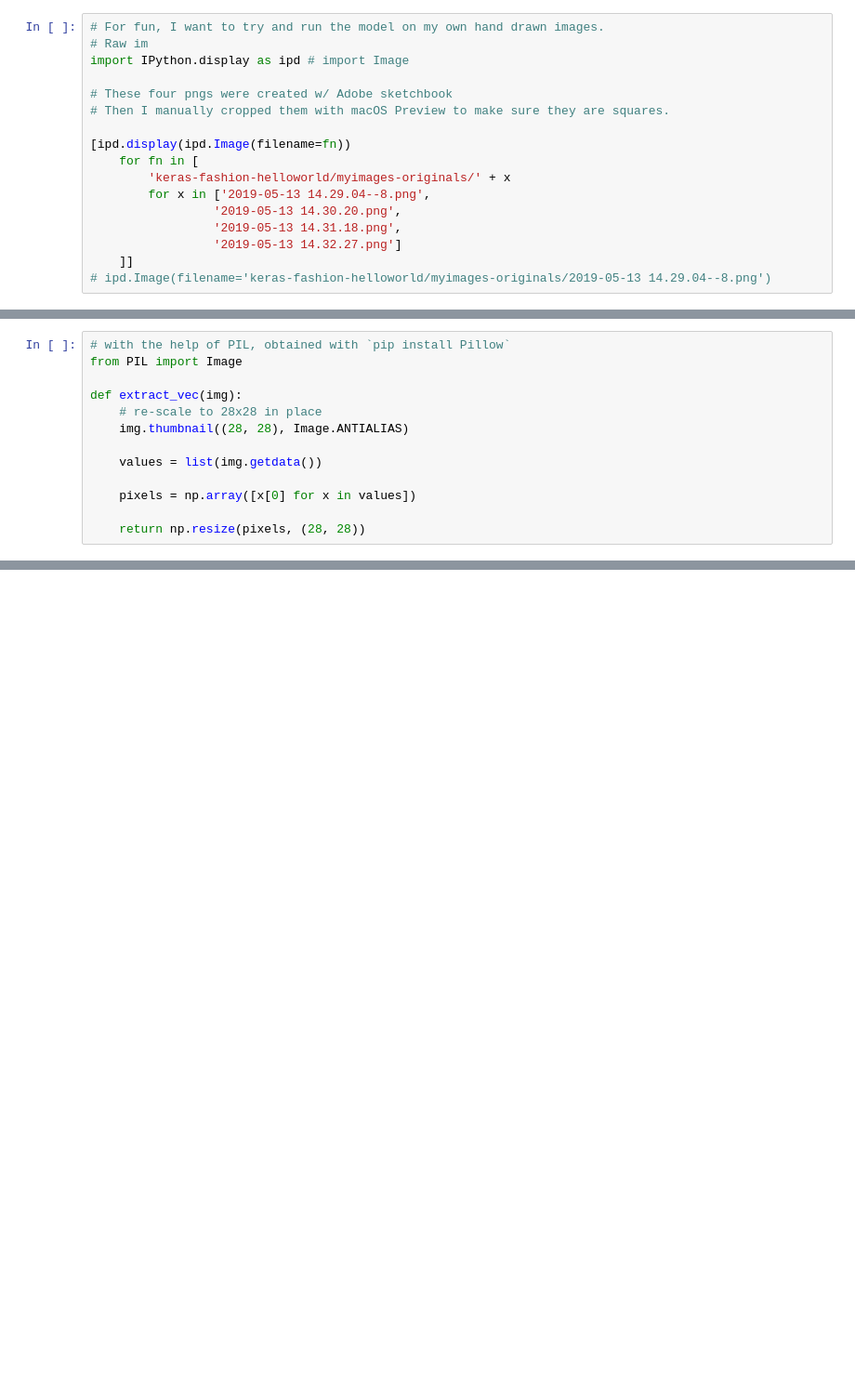
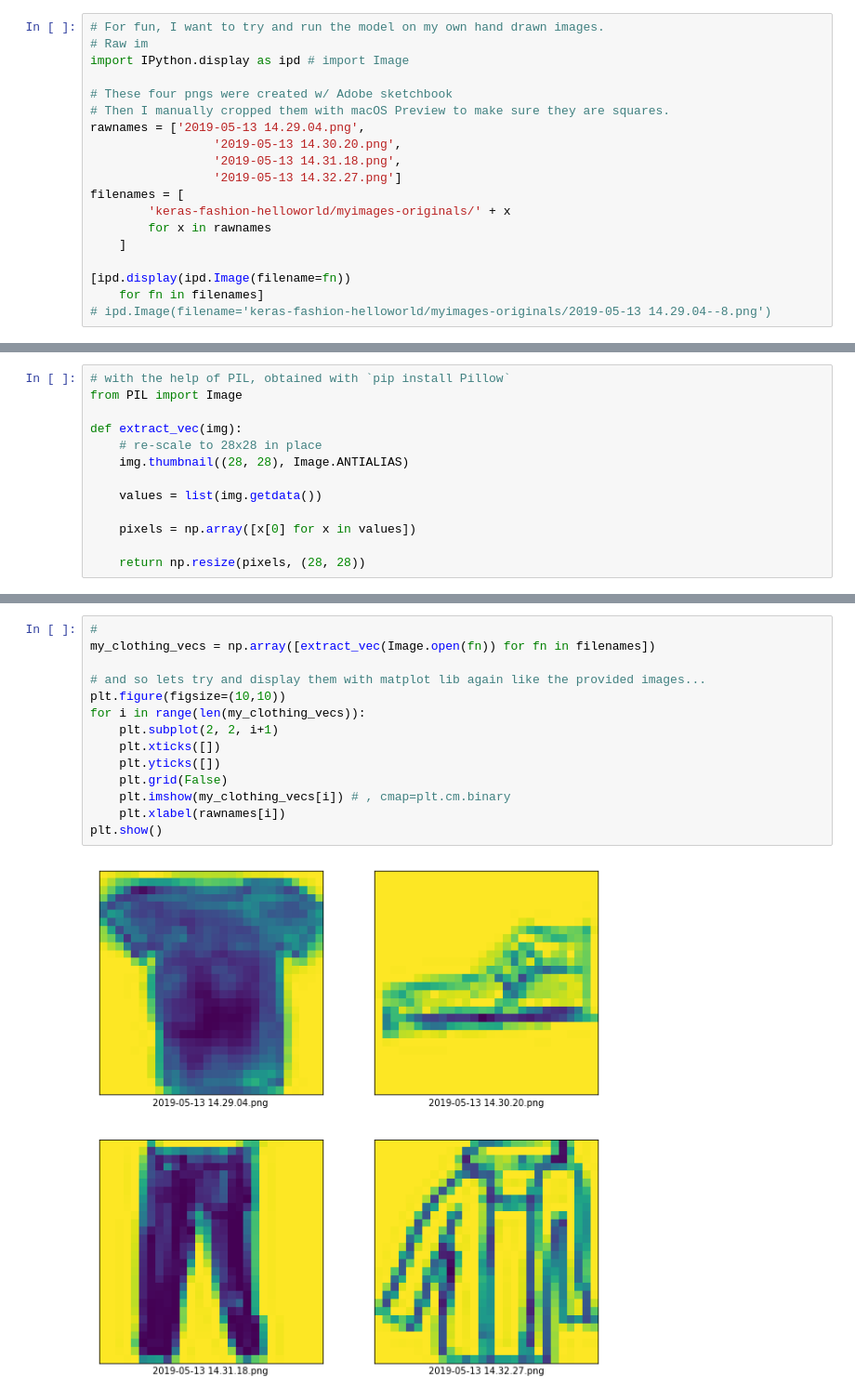
Before and after one commit to namoopsoo/aviation-pilot-physiology-hmm, a Jupyter notebook: notes/2019-05-13--keras-hello-world-fashion.ipynb, the cells around one changed output, grey strips where cells are left out. Shown at 93% size. Saved outputs shown, nothing was run; the diff lists cells and outputs as text; blank space fills up the shorter version.

```diff
--- a/notes/2019-05-13--keras-hello-world-fashion.ipynb
+++ b/notes/2019-05-13--keras-hello-world-fashion.ipynb
@@ -217,15 +217,17 @@ import IPython.display as ipd # import Image
 
 # These four pngs were created w/ Adobe sketchbook
 # Then I manually cropped them with macOS Preview to make sure they are squares.
-
-[ipd.display(ipd.Image(filename=fn))
-    for fn in [
-        'keras-fashion-helloworld/myimages-originals/' + x
-        for x in ['2019-05-13 14.29.04--8.png',
+rawnames = ['2019-05-13 14.29.04.png',
                  '2019-05-13 14.30.20.png',
                  '2019-05-13 14.31.18.png',
                  '2019-05-13 14.32.27.png']
-    ]]
+filenames = [
+        'keras-fashion-helloworld/myimages-originals/' + x
+        for x in rawnames
+    ]
+
+[ipd.display(ipd.Image(filename=fn))
+    for fn in filenames]
 # ipd.Image(filename='keras-fashion-helloworld/myimages-originals/2019-05-13 14.29.04--8.png')
 # %% [output]
 [figure]
@@ -250,0 +276,16 @@ def extract_vec(img):
+# %%
+#
+my_clothing_vecs = np.array([extract_vec(Image.open(fn)) for fn in filenames])
+
+# and so lets try and display them with matplot lib again like the provided images...
+plt.figure(figsize=(10,10))
+for i in range(len(my_clothing_vecs)):
+    plt.subplot(2, 2, i+1)
+    plt.xticks([])
+    plt.yticks([])
+    plt.grid(False)
+    plt.imshow(my_clothing_vecs[i]) # , cmap=plt.cm.binary
+    plt.xlabel(rawnames[i])
+plt.show()
+# %% [output]
+[figure, added]
```
Also changed, not shown: parts of 13 cells of this notebook.
